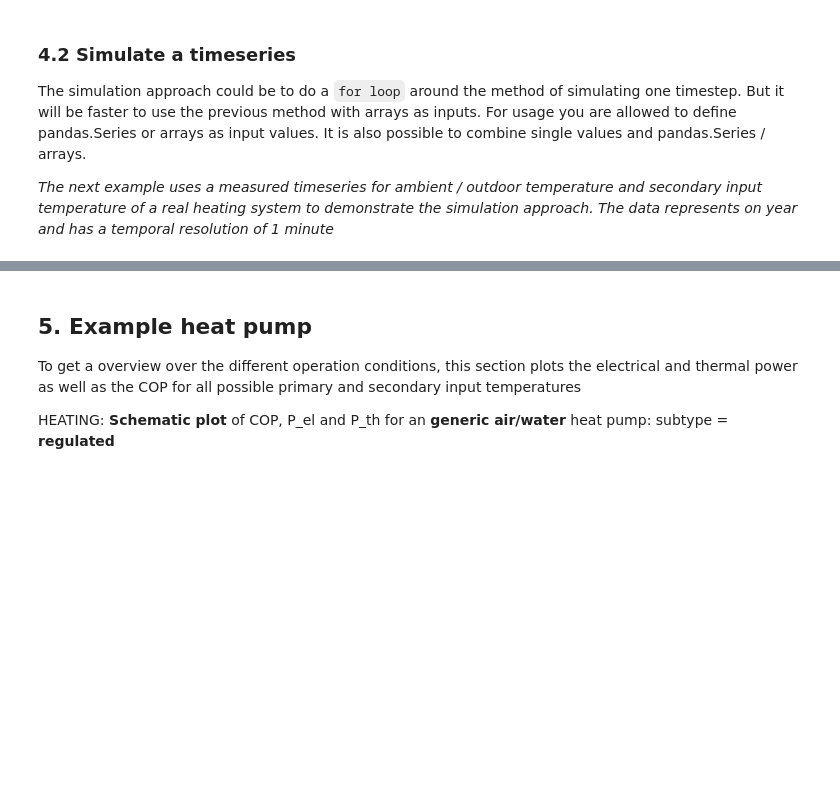
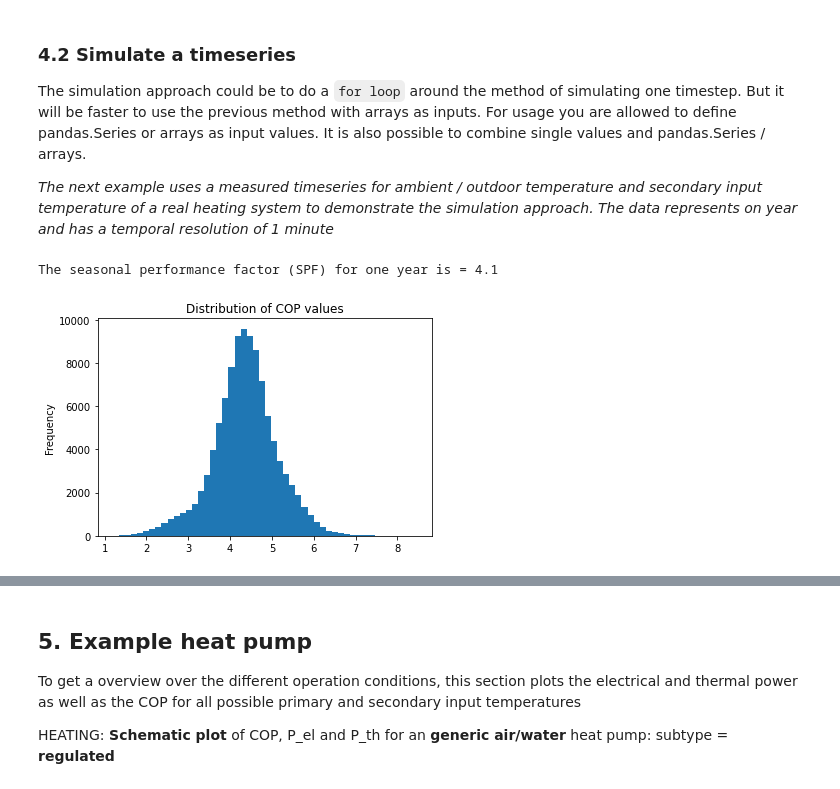
Before and after one commit to FZJ-IEK3-VSA/hplib, a Jupyter notebook: notebooks/documentation.ipynb, the cells around one changed output, grey strips where cells are left out. Drawn from its saved outputs; the diff is of its cells as text; code cells hidden in the pictures; blank space fills up the shorter version.

```diff
--- a/notebooks/documentation.ipynb
+++ b/notebooks/documentation.ipynb
@@ -224,18 +240,21 @@ on year and has a temporal resolution of 1 minute*
 # %%
 # Read input file with temperatures
 df = pd.read_csv('../input/TestYear.csv')
 df['T_amb'] = df['T_in_primary'] # air/water heat pump -> T_amb = T_in_primary
 # Simulate with values
 # Load parameters
-parameters = hpl.get_parameters(model='Generic', group_id=1, t_in=-7, t_out=40, p_th=10000)
+parameters = hpl.get_parameters('Generic_top', group_id=1, t_in=-7, t_out=40, p_th=10000)
 # Create heat pump object with parameters
 heatpump = hpl.HeatPump(parameters)
 # whereas mode = 1 is for heating and mode = 2 is for cooling
 results = heatpump.simulate(t_in_primary=df['T_in_primary'].values, t_in_secondary=df['T_in_secondary'].values, t_amb=df['T_amb'].values, mode=1)
 # Plot / Print some results
 # example for distribution of COPs
 results=pd.DataFrame.from_dict(results)
 results['COP'].plot.hist(bins=50, title='Distribution of COP values')
 # Calclulate seasonal performance factor (SPF)
 SPF = results['P_th'].mean() / results['P_el'].mean()
 print('The seasonal performance factor (SPF) for one year is = '+str(round(SPF,1)))
+# %% [output]
+The seasonal performance factor (SPF) for one year is = 4.1
+[figure, added]
```
Also changed, not shown: parts of 36 cells of this notebook, 2 other files.
